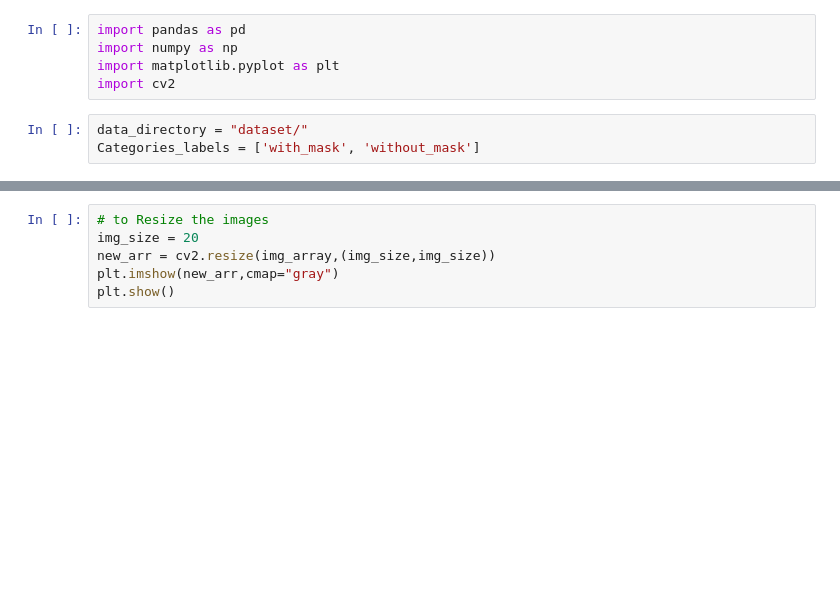
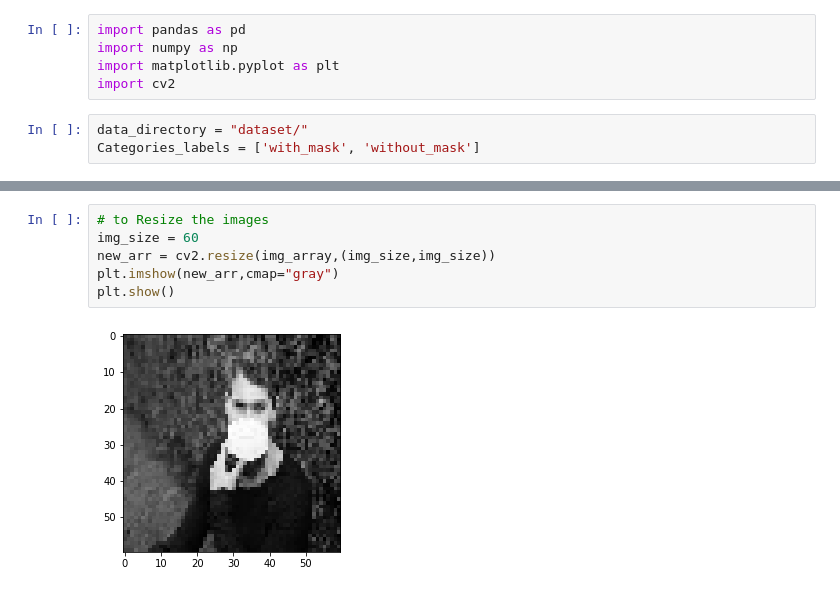
Before and after one commit to dubblin27/Mask-Recognition-DL, a Jupyter notebook: main.ipynb, the cells around one changed output, grey strips where cells are left out. Saved outputs shown, nothing was run; the diff lists cells and outputs as text; blank space fills up the shorter version.

```diff
--- a/main.ipynb
+++ b/main.ipynb
@@ -22,6 +34,8 @@ print(img_array.shape)
 # %%
 # to Resize the images
-img_size = 20
+img_size = 60
 new_arr = cv2.resize(img_array,(img_size,img_size))
 plt.imshow(new_arr,cmap="gray")
 plt.show()
+# %% [output]
+[figure, added]
```
Also changed, not shown: parts of 2 cells of this notebook.
